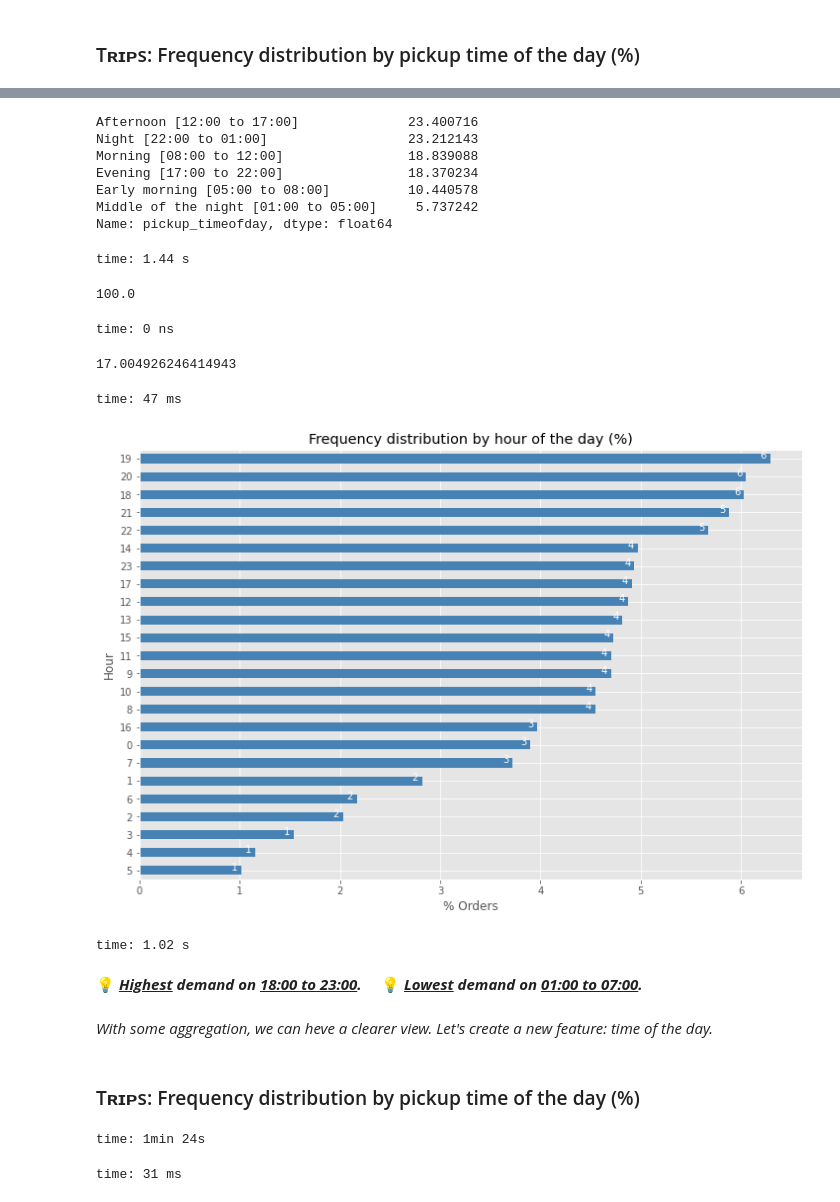
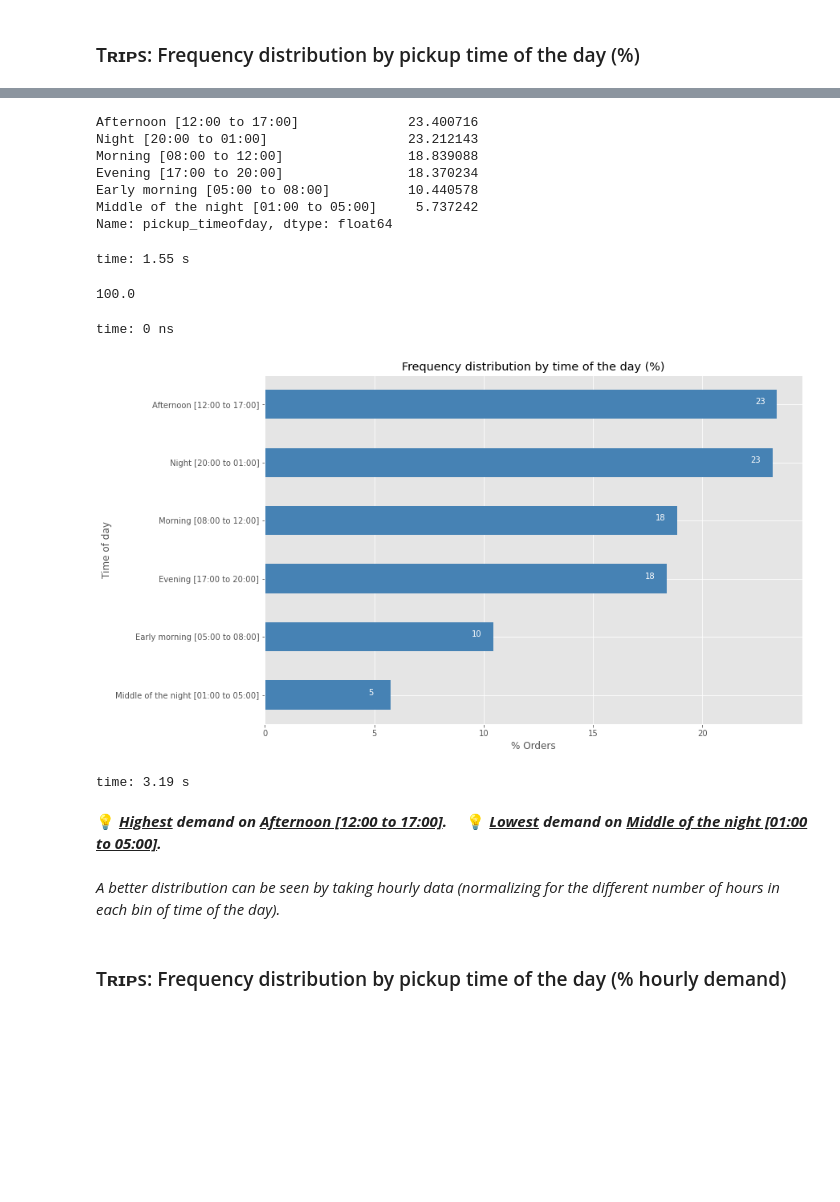
Before and after one commit to isis-santos-costa/99_Challenge, a Jupyter notebook: 99__EDA.ipynb, the cells around one changed output, grey strips where cells are left out. Drawn from its saved outputs; the diff is of its cells as text; code cells hidden in the pictures; blank space fills up the shorter version.

```diff
--- a/99__EDA.ipynb
+++ b/99__EDA.ipynb
@@ -650,0 +655,2 @@ time: 31.2 s
+# %%
+df['mph'] = df['trip_distance'] / df['duration_minutes'] * 60
@@ -650,0 +682,2 @@ time: 31.2 s
+# %%
+df.loc[df['duration_minutes'] == 0, 'mph'] = 0
@@ -949,11 +1051,11 @@ time: 1min 24s
 # %%
 timeofday_dict = {
-               23: 'Night [22:00 to 01:00]',
-               20: 'Evening [17:00 to 22:00]',
+               23: 'Night [20:00 to 01:00]',
+               20: 'Evening [17:00 to 20:00]',
                17: 'Afternoon [12:00 to 17:00]',
                12: 'Morning [08:00 to 12:00]',
                 8: 'Early morning [05:00 to 08:00]',
                 5: 'Middle of the night [01:00 to 05:00]',
-                1: 'Night [22:00 to 01:00]',
+                1: 'Night [20:00 to 01:00]',
                }
 # %% [output]
@@ -971,62 +1073,41 @@ orders_by_timeofday = 100 * df['pickup_timeofday'].value_counts() / len(df['pick
 orders_by_timeofday
 # %% [output]
 Afternoon [12:00 to 17:00]              23.400716
-Night [22:00 to 01:00]                  23.212143
+Night [20:00 to 01:00]                  23.212143
 Morning [08:00 to 12:00]                18.839088
-Evening [17:00 to 22:00]                18.370234
+Evening [17:00 to 20:00]                18.370234
 Early morning [05:00 to 08:00]          10.440578
 Middle of the night [01:00 to 05:00]     5.737242
 Name: pickup_timeofday, dtype: float64
-time: 1.44 s
+time: 1.55 s
 # %%
 sum(orders_by_timeofday)
 # %% [output]
 100.0
 time: 0 ns
-# %%
-sum(orders_by_timeofday)
-# %% [output]
-17.004926246414943
-time: 47 ms
 # %%
 ## Distribution %
 
 orders_by_timeofday = 100 * df['pickup_timeofday'].value_counts() / len(df)
 
 orders_by_timeofday.sort_values(ascending=True, inplace=True)
 orders_by_timeofday.plot(kind='barh', figsize=(12, 8), color='steelblue')
 plt.xlabel('% Orders')
 plt.ylabel('Time of day')
 plt.title('Frequency distribution by time of the day (%)')
 
-for i, value in enumerate(orders_by_hour):
+for i, value in enumerate(orders_by_timeofday):
     label = format(int(value), ',') # format int with commas
 
     # place text at the end of bar (subtracting 0.8% from x, and 0 from y to make it fit within the bar)
-    plt.annotate(label, xy=(value - 0.1, i - 0), color='white')
+    plt.annotate(label, xy=(value - 1, i - 0), color='white')
 
 plt.show()
 # %% [output]
-[figure, old version]
+[figure, new version]
-time: 1.02 s
+time: 3.19 s
 # %% [markdown]
-💡 <i><b> <u>Highest</u> demand on <u>18:00 to 23:00</u>. </b></i> &nbsp;&nbsp;&nbsp; 💡 <i><b> <u>Lowest</u> demand on <u>01:00 to 07:00</u>. </b></i> <br><br>
-<i> With some aggregation, we can heve a clearer view. Let's create a new feature: time of the day. </i>
+💡 <i><b> <u>Highest</u> demand on <u>Afternoon [12:00 to 17:00]</u>. </b></i> &nbsp;&nbsp;&nbsp; 💡 <i><b> <u>Lowest</u> demand on <u>Middle of the night [01:00 to 05:00]</u>. </b></i> <br><br>
+<i> A better distribution can be seen by taking hourly data (normalizing for the different number of hours in each bin of time of the day). </i>
 # %% [markdown]
-### Tʀɪᴘs: Frequency distribution by pickup time of the day (%)
+### Tʀɪᴘs: Frequency distribution by pickup time of the day (% hourly demand)
-# %%
-df.insert(loc=10, column='pickup_timeofday', value = df['pickup_hour'])
-# %% [output]
-time: 1min 24s
-# %%
-timeofday_dict = {
-               23: 'Night [22:00 to 01:00]',
-               20: 'Evening [17:00 to 22:00]',
-               17: 'Afternoon [12:00 to 17:00]',
-               12: 'Morning [08:00 to 12:00]',
-                8: 'Early morning [05:00 to 08:00]',
-                5: 'Middle of the night [01:00 to 05:00]',
-                1: 'Night [22:00 to 01:00]',
-               }
-# %% [output]
-time: 31 ms
```
Also changed, not shown: parts of 93 cells of this notebook.
